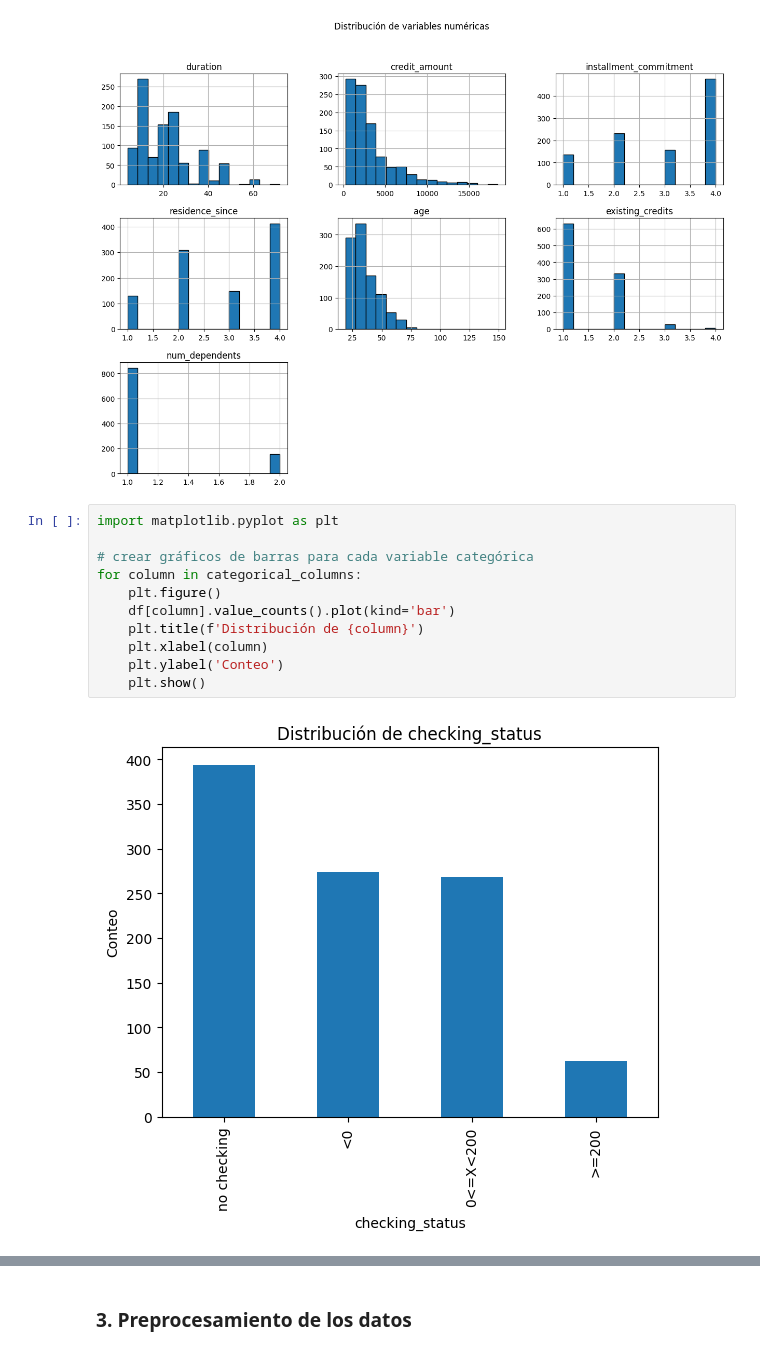
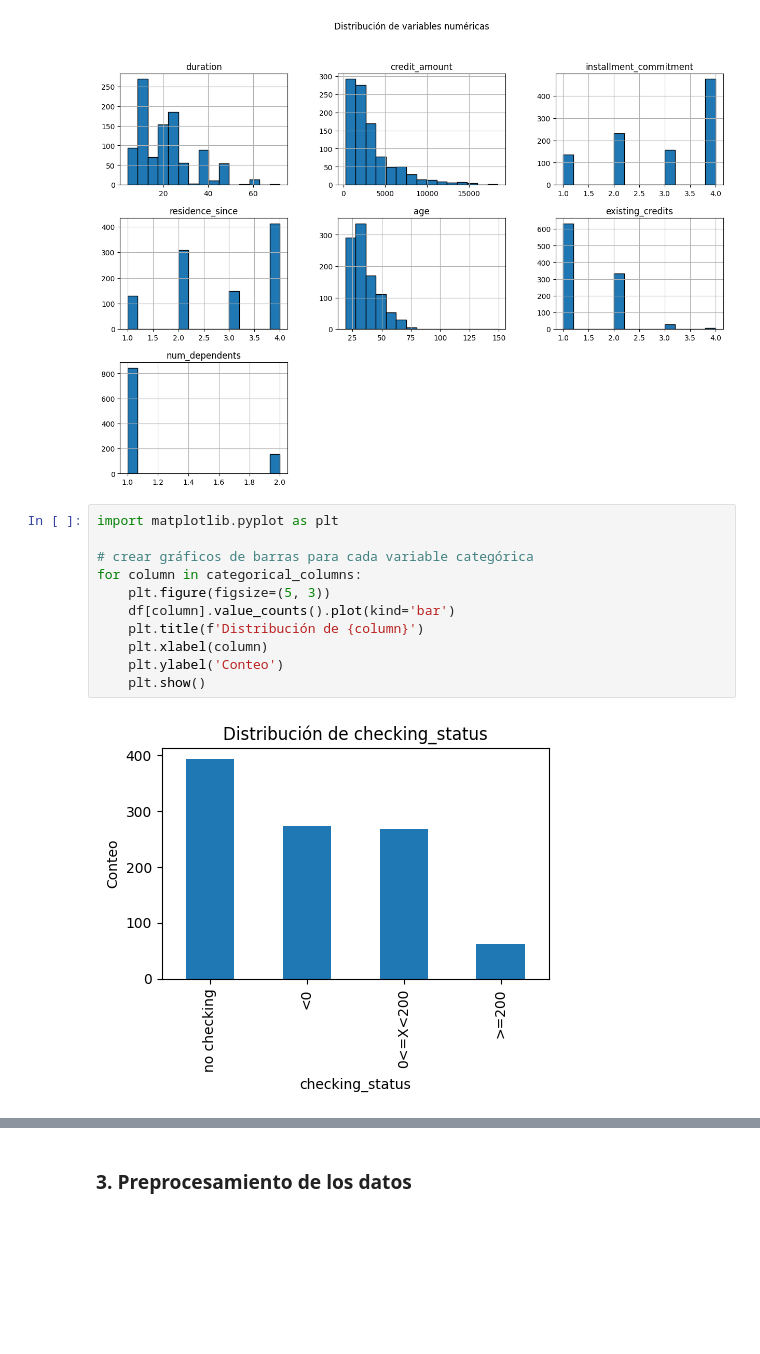
Before and after one commit to miki-tutupa/MachineLearning-TrabajoFinMaster, a Jupyter notebook: TFM-MiguelCorral.ipynb, the cells around one changed output, grey strips where cells are left out. Saved outputs shown, nothing was run; the diff lists cells and outputs as text; blank space fills up the shorter version.

```diff
--- a/TFM-MiguelCorral.ipynb
+++ b/TFM-MiguelCorral.ipynb
@@ -92,13 +92,13 @@ plt.show()
 # %%
 import matplotlib.pyplot as plt
 
 # crear gráficos de barras para cada variable categórica
 for column in categorical_columns:
-    plt.figure()
+    plt.figure(figsize=(5, 3))
     df[column].value_counts().plot(kind='bar')
     plt.title(f'Distribución de {column}')
     plt.xlabel(column)
     plt.ylabel('Conteo')
     plt.show()
 # %% [output]
-[figure, old version]
+[figure, new version]
```
Also changed, not shown: parts of 21 cells of this notebook, 1 other file.
